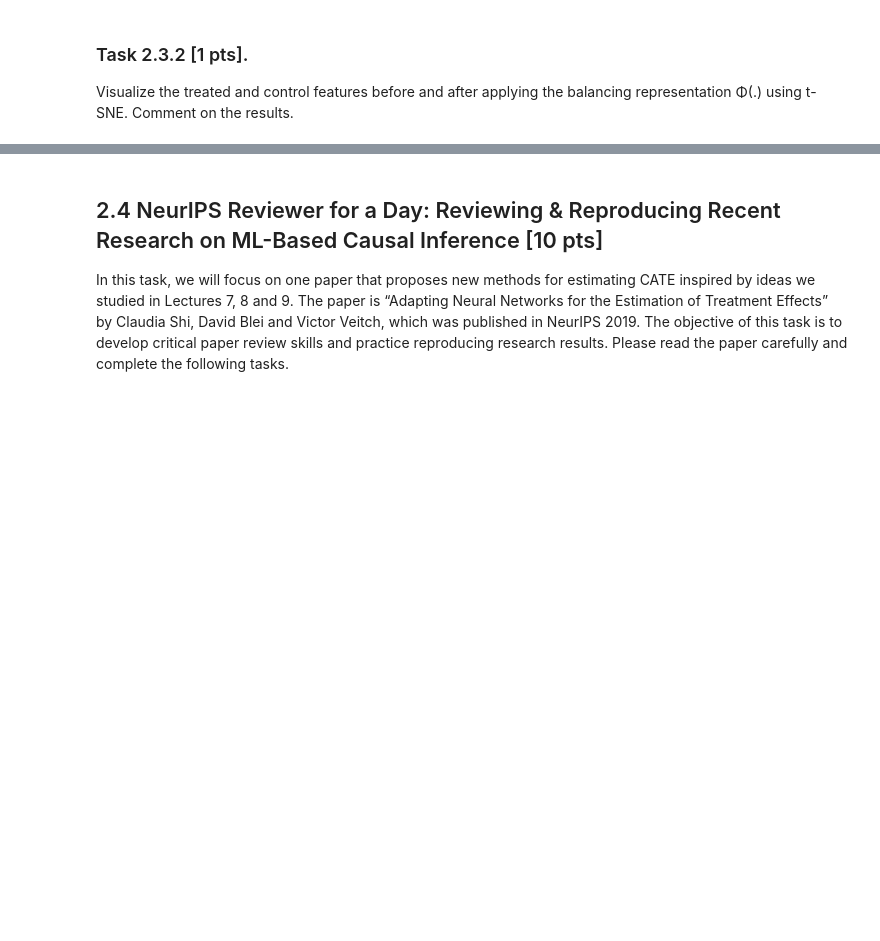
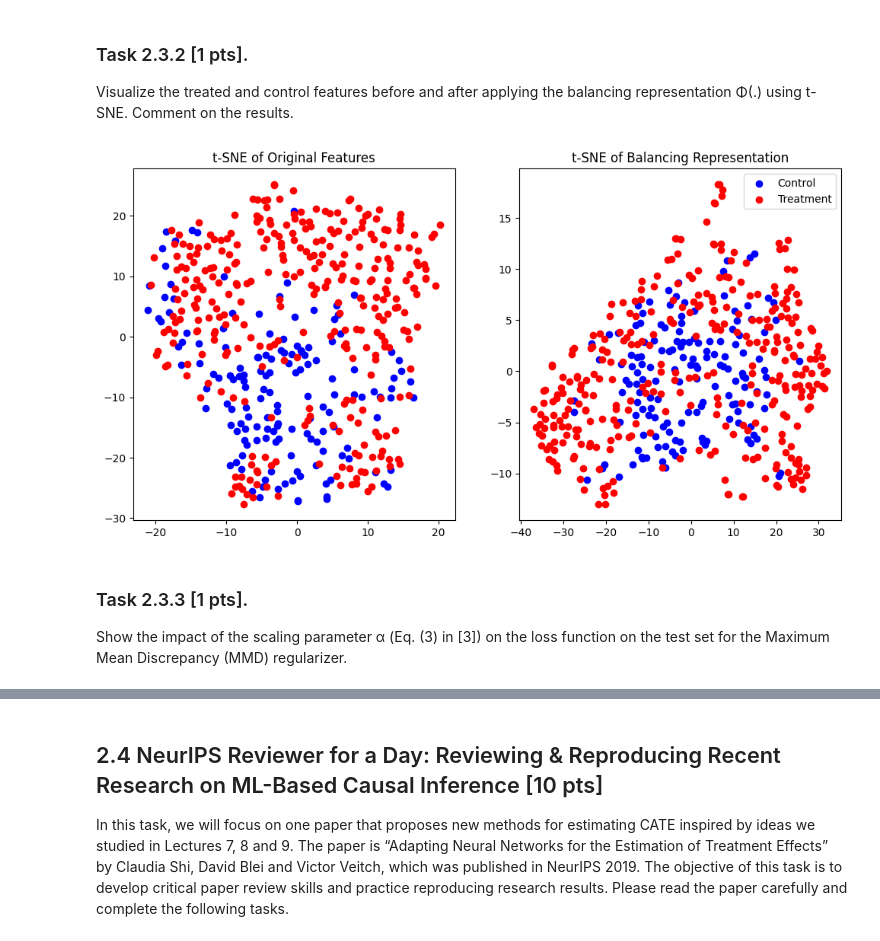
Before and after one commit to aarontyliu/cph-200b, a Jupyter notebook: Project 2/notebook.ipynb, the cells around one changed output, grey strips where cells are left out. Cells and saved outputs as stored; diff of their text form; code cells hidden in the pictures; blank space fills up the shorter version.

```diff
--- a/Project 2/notebook.ipynb
+++ b/Project 2/notebook.ipynb
@@ -165,0 +1017,3 @@ the performance of all models using the semi-synthetic benchmark dataset include
+# %%
+ihdp_filepath = project_2_data_dir / "IHDP" / "ihdp_project2.csv"
+ihdp = pd.read_csv(ihdp_filepath, index_col=0)
@@ -165,0 +1400,6 @@ the performance of all models using the semi-synthetic benchmark dataset include
+# %%
+trainer = L.Trainer(max_epochs=100, log_every_n_steps=25)
+tarnet = CFRNet(alpha=0)
+trainer.fit(tarnet, train_loader)
+trainer.validate(tarnet, val_loader)
+trainer.test(tarnet, test_loader)
@@ -165,0 +1444,6 @@ the performance of all models using the semi-synthetic benchmark dataset include
+# %%
+trainer = L.Trainer(max_epochs=100, log_every_n_steps=25)
+model = CFRNet()
+trainer.fit(model, train_loader)
+trainer.validate(model, val_loader)
+trainer.test(model, test_loader)
@@ -167,3 +1489,40 @@ the performance of all models using the semi-synthetic benchmark dataset include
 ### Task 2.3.2 [1 pts].
 
 Visualize the treated and control features before and after applying the balancing representation Φ(.) using t-SNE. Comment on the results.
+# %%
+train_ihdp_X = torch.tensor(train_ds.X)
+with torch.no_grad():
+    phi = model.phi(train_ihdp_X).numpy()
+X_tsne = TSNE(n_components=2).fit_transform(train_ds.X)
+phi_tsne = TSNE(n_components=2).fit_transform(phi)
+# %%
+# Assuming X_tsne, phi_tsne are NumPy arrays, and train_ds.t is a NumPy array
+# Identify indices for control (0) and treatment (1) groups
+control_idx = (train_ds.t == 0).flatten()
+treatment_idx = (train_ds.t == 1).flatten()
+
+# Create a figure with two subplots side by side
+fig, (ax1, ax2) = plt.subplots(1, 2, figsize=(12, 6))
+
+# Plot t-SNE of original features on the first subplot
+ax1.scatter(X_tsne[control_idx, 0], X_tsne[control_idx, 1], color='blue', label='Control')
+ax1.scatter(X_tsne[treatment_idx, 0], X_tsne[treatment_idx, 1], color='red', label='Treatment')
+ax1.set_title("t-SNE of Original Features")
+
+# Plot t-SNE of representation on the second subplot
+ax2.scatter(phi_tsne[control_idx, 0], phi_tsne[control_idx, 1], color='blue', label='Control')
+ax2.scatter(phi_tsne[treatment_idx, 0], phi_tsne[treatment_idx, 1], color='red', label='Treatment')
+ax2.set_title("t-SNE of Balancing Representation")
+
+# Add a legend to the second subplot
+ax2.legend()
+
+# Display the figure
+plt.show()
+# %% [output]
+[figure, added]
+# %% [markdown]
+### Task 2.3.3 [1 pts].
+
+Show the impact of the scaling parameter α (Eq. (3) in [3]) on the loss function on the
+test set for the Maximum Mean Discrepancy (MMD) regularizer.
```
Also changed, not shown: parts of 51 cells of this notebook, 2 other files.
